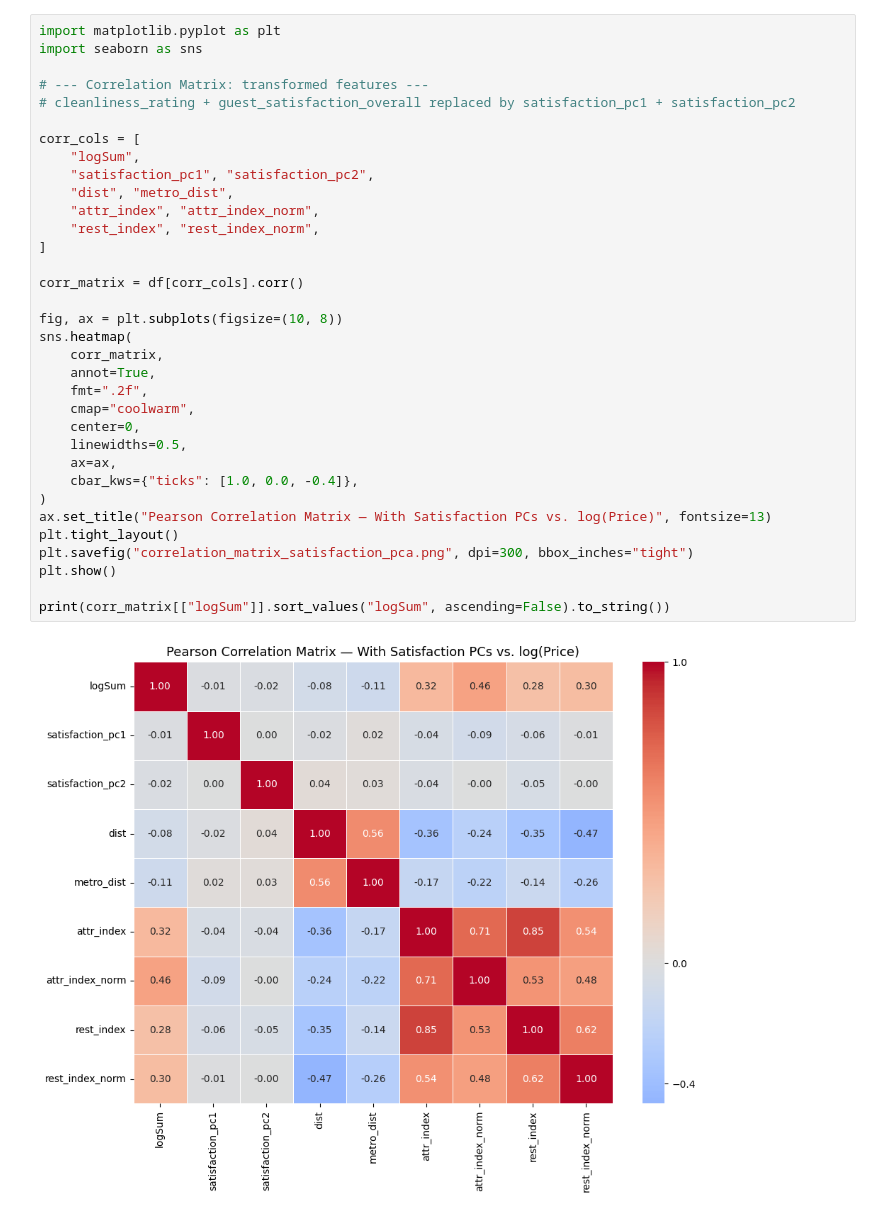
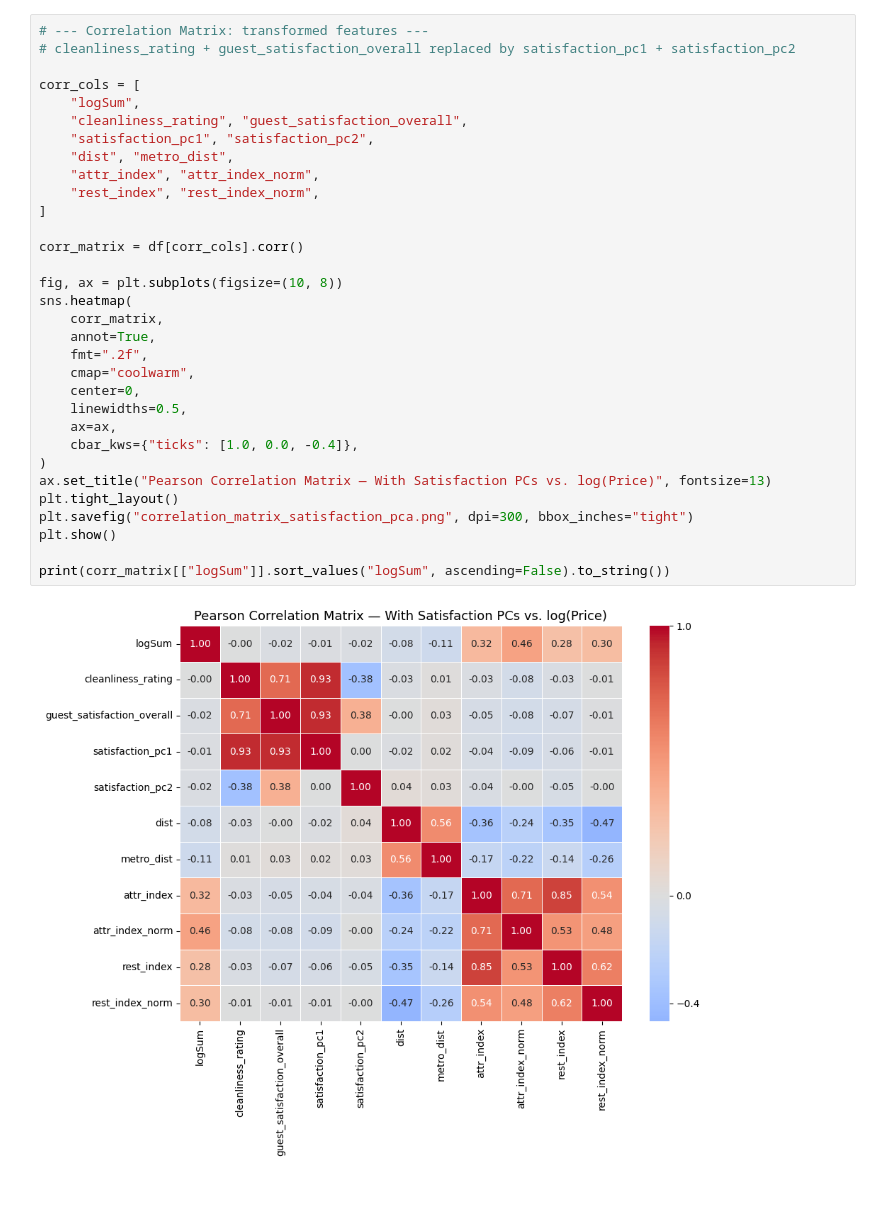
Before and after one commit to ShenghaoXue/MATH-189-Project-SP26, a Jupyter notebook: phase_3.ipynb, the cells around one changed output. Saved outputs shown, nothing was run; the diff lists cells and outputs as text.

```diff
--- a/phase_3.ipynb
+++ b/phase_3.ipynb
@@ -315,38 +348,36 @@ plt.show()
 # %% [output]
 [figure]
 # %%
-import matplotlib.pyplot as plt
-import seaborn as sns
-
 # --- Correlation Matrix: transformed features ---
 # cleanliness_rating + guest_satisfaction_overall replaced by satisfaction_pc1 + satisfaction_pc2
 
 corr_cols = [
     "logSum",
+    "cleanliness_rating", "guest_satisfaction_overall",
     "satisfaction_pc1", "satisfaction_pc2",
     "dist", "metro_dist",
     "attr_index", "attr_index_norm",
     "rest_index", "rest_index_norm",
 ]
 
 corr_matrix = df[corr_cols].corr()
 
 fig, ax = plt.subplots(figsize=(10, 8))
 sns.heatmap(
     corr_matrix,
     annot=True,
     fmt=".2f",
     cmap="coolwarm",
     center=0,
     linewidths=0.5,
     ax=ax,
     cbar_kws={"ticks": [1.0, 0.0, -0.4]},
 )
 ax.set_title("Pearson Correlation Matrix — With Satisfaction PCs vs. log(Price)", fontsize=13)
 plt.tight_layout()
 plt.savefig("correlation_matrix_satisfaction_pca.png", dpi=300, bbox_inches="tight")
 plt.show()
 
 print(corr_matrix[["logSum"]].sort_values("logSum", ascending=False).to_string())
 # %% [output]
-[figure, old version]
+[figure, new version]
```
Also changed, not shown: parts of 21 cells of this notebook.
